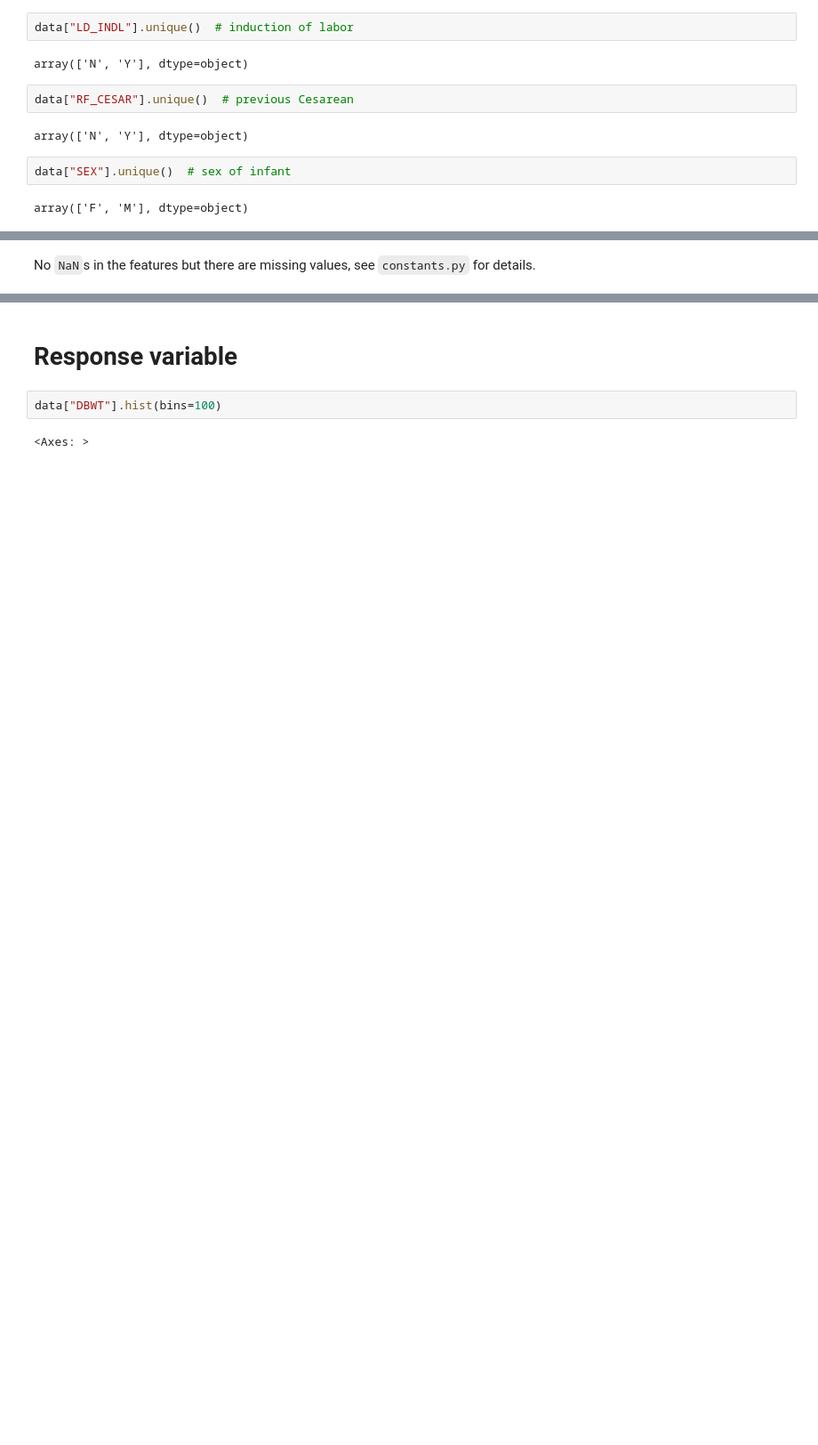
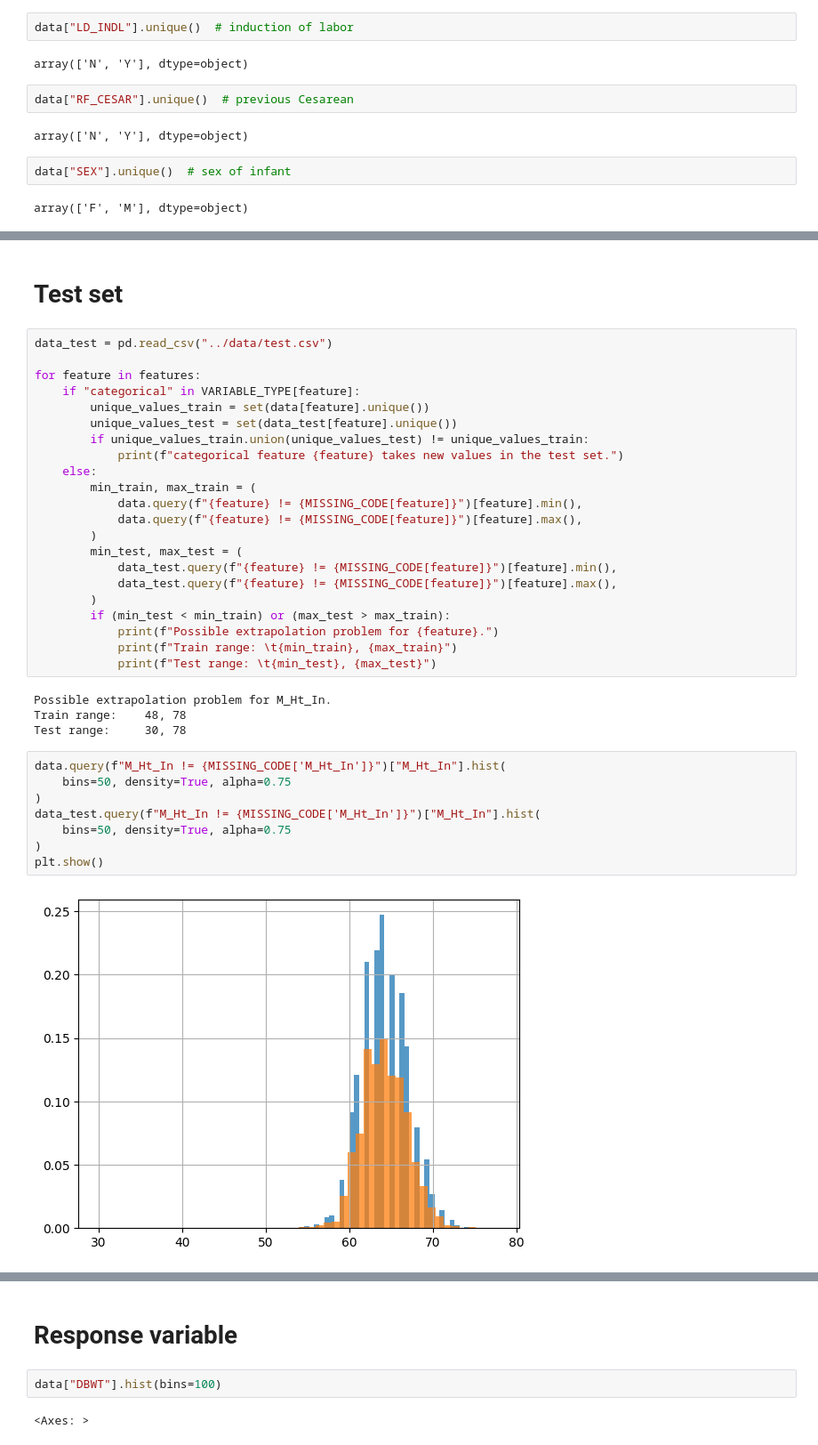
Before and after one commit to hrmerrill/kaggle-prediction-interval-birthweight, a Jupyter notebook: src/eda.ipynb, the cells around one changed output, grey strips where cells are left out. Shown at 89% size. Cells and saved outputs as stored; diff of their text form; blank space fills up the shorter version.

```diff
--- a/src/eda.ipynb
+++ b/src/eda.ipynb
@@ -76,2 +109,38 @@ array(['F', 'M'], dtype=object)
 # %% [markdown]
-No `NaN`s in the features but there are missing values, see `constants.py` for details.
+# Test set
+# %%
+data_test = pd.read_csv("../data/test.csv")
+
+for feature in features:
+    if "categorical" in VARIABLE_TYPE[feature]:
+        unique_values_train = set(data[feature].unique())
+        unique_values_test = set(data_test[feature].unique())
+        if unique_values_train.union(unique_values_test) != unique_values_train:
+            print(f"categorical feature {feature} takes new values in the test set.")
+    else:
+        min_train, max_train = (
+            data.query(f"{feature} != {MISSING_CODE[feature]}")[feature].min(),
+            data.query(f"{feature} != {MISSING_CODE[feature]}")[feature].max(),
+        )
+        min_test, max_test = (
+            data_test.query(f"{feature} != {MISSING_CODE[feature]}")[feature].min(),
+            data_test.query(f"{feature} != {MISSING_CODE[feature]}")[feature].max(),
+        )
+        if (min_test < min_train) or (max_test > max_train):
+            print(f"Possible extrapolation problem for {feature}.")
+            print(f"Train range: \t{min_train}, {max_train}")
+            print(f"Test range: \t{min_test}, {max_test}")
+# %% [output]
+Possible extrapolation problem for M_Ht_In.
+Train range:    48, 78
+Test range:     30, 78
+# %%
+data.query(f"M_Ht_In != {MISSING_CODE['M_Ht_In']}")["M_Ht_In"].hist(
+    bins=50, density=True, alpha=0.75
+)
+data_test.query(f"M_Ht_In != {MISSING_CODE['M_Ht_In']}")["M_Ht_In"].hist(
+    bins=50, density=True, alpha=0.75
+)
+plt.show()
+# %% [output]
+[figure, added]
```
Also changed, not shown: parts of 5 cells of this notebook.
